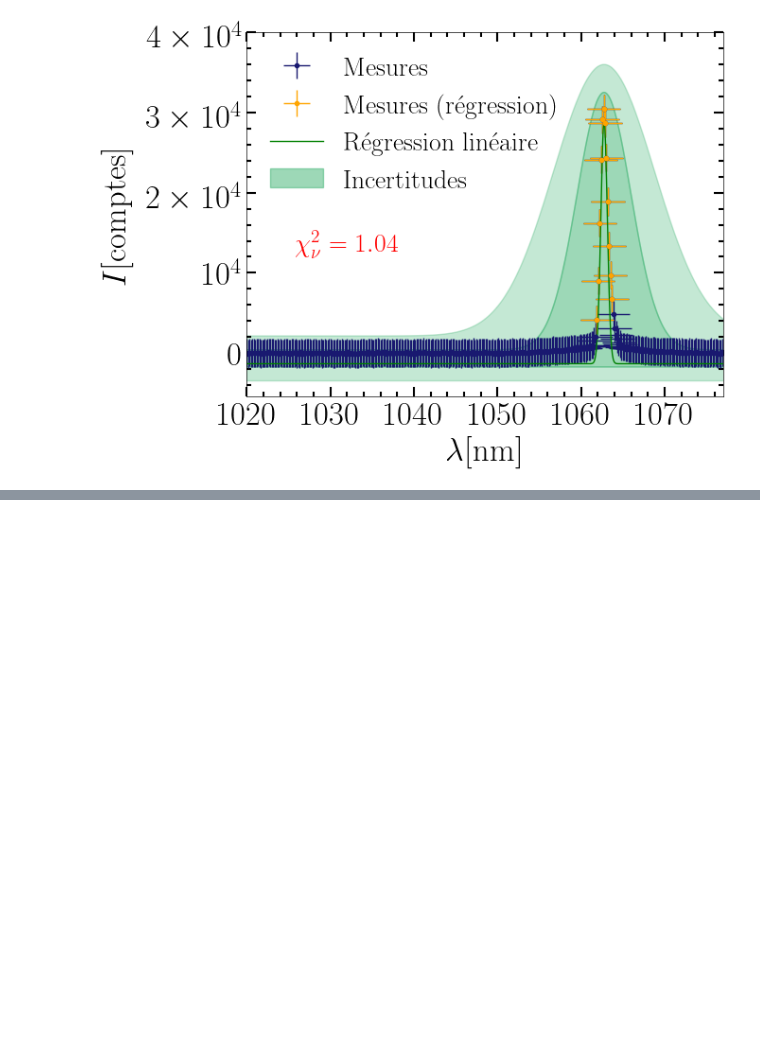
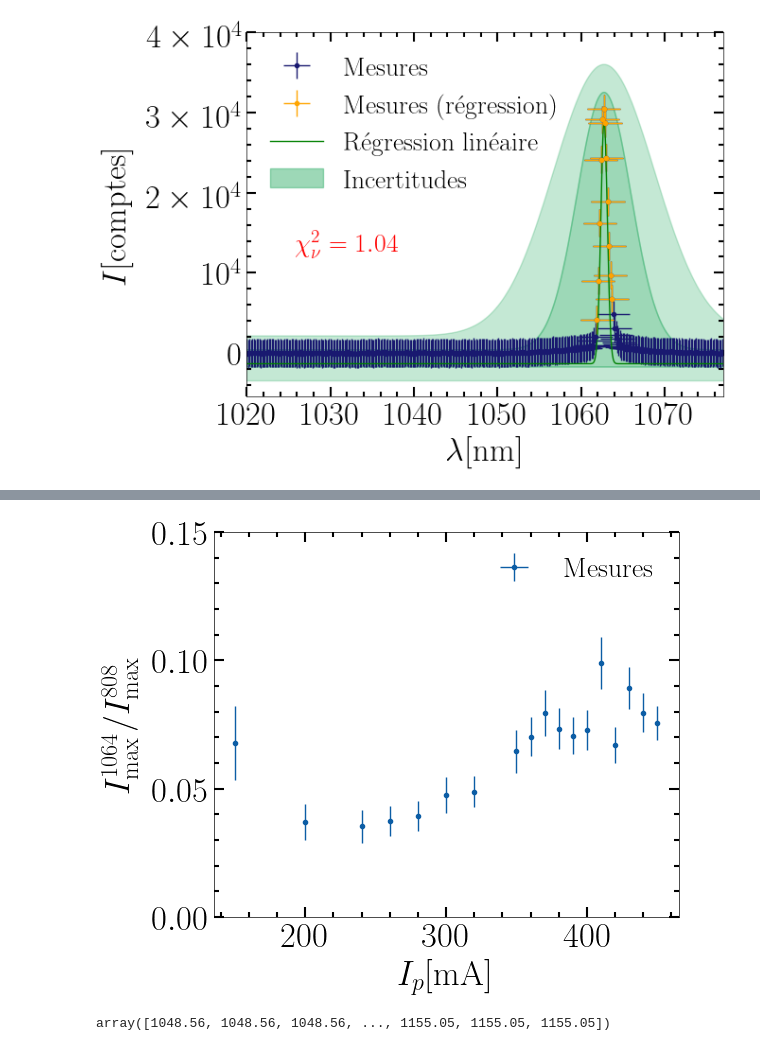
Before and after one commit to EnceladeCandy/phy3040, a Jupyter notebook: notebooks/optique_non_lineaire.ipynb, the cells around one changed output, grey strips where cells are left out. Saved outputs shown, nothing was run; the diff lists cells and outputs as text; code cells hidden in the pictures; blank space fills up the shorter version.

```diff
--- a/notebooks/optique_non_lineaire.ipynb
+++ b/notebooks/optique_non_lineaire.ipynb
@@ -281,7 +283,7 @@ def import_data(filename):
 
 def get_window(wavelength, intensity, wavelength_center = 1064, extent = 50):
     """
-    Get a slice of the wavelength data and the intensity data around a specific wavelength
+    Prendre une tranches (en termes de longueur d'ondes) de données
     """
     idx_center = np.argmin(abs(wavelength - wavelength_center))
     D, U = idx_center - extent, idx_center + extent
@@ -753,0 +635,3 @@ plt.show()
+# %%
+sigma_intensity_peaks = multiple_intensity_peaks.std(axis = 0, ddof = 1)
+sigma_808, sigma_1064 = sigma_intensity_peaks
@@ -753,0 +678,18 @@ plt.show()
+# %%
+fig, axs = plt.subplots(1, 1, figsize = (6, 5))
+
+ax = axs
+ax.errorbar(Ip, rapport, fmt = ".", xerr = sigma_Ip, yerr = sigma_r, label = 'Mesures')
+
+ax.set(xlabel = r"$I_{p}$[mA]", ylim = (0, 0.15))
+ax.set_ylabel(r"$I_{\mathrm{max}}^{1064}/I_{\mathrm{max}}^{808}$", labelpad = 10)
+ax.tick_params(which = 'major', axis = 'both', length = 7, width = 1.5)
+ax.tick_params(which = 'minor', axis = 'both', length = 3.5, width = 1.5)
+ax.legend()
+plt.savefig(os.path.join(figure_folder, 'figure_rapport.pdf'), bbox_inches = 'tight')
+# %% [output]
+[figure, added]
+# %%
+intensity
+# %% [output]
+array([1048.56, 1048.56, 1048.56, ..., 1155.05, 1155.05, 1155.05])
```
Also changed, not shown: parts of 16 cells of this notebook.
